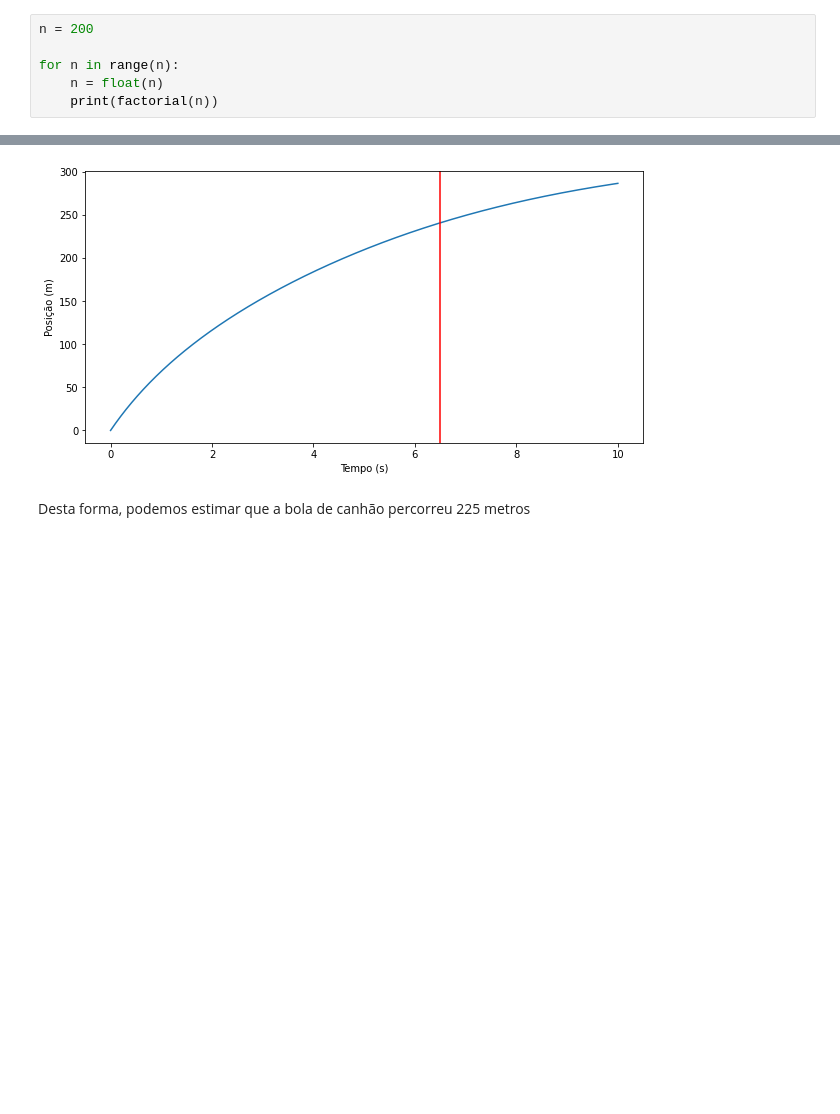
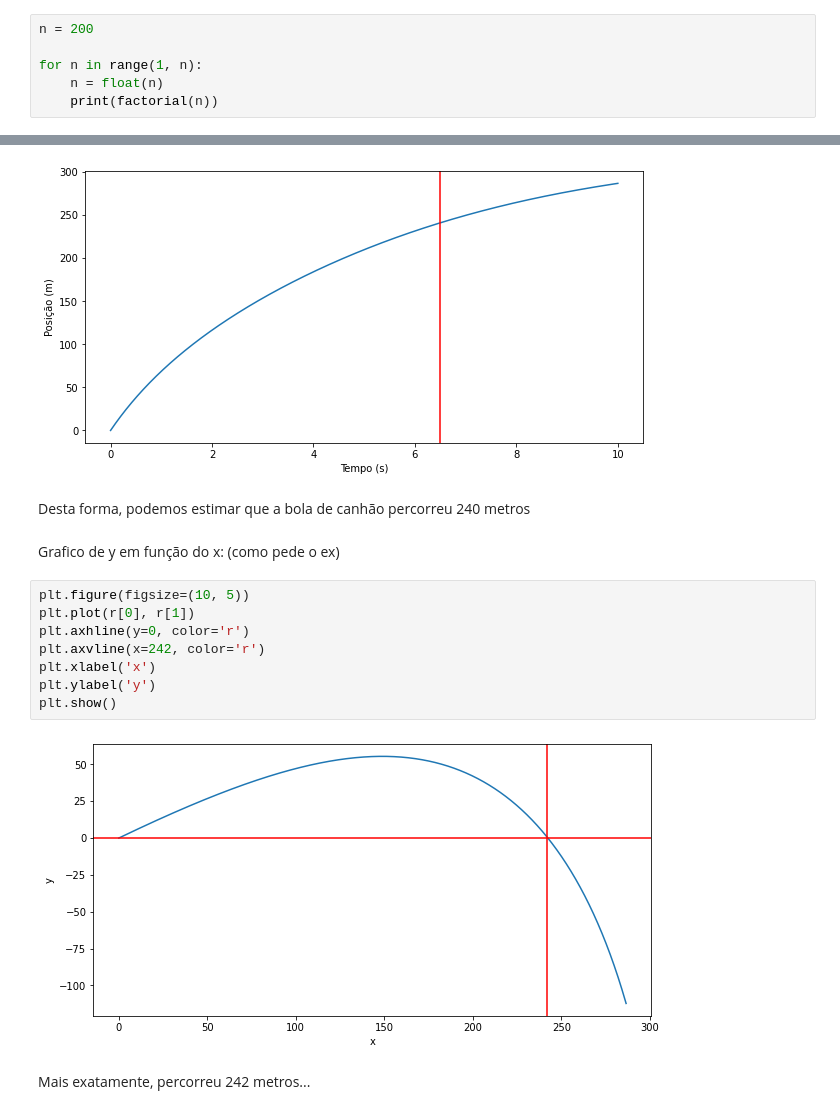
Before and after one commit to mcpeixoto/Computational-Physics-Course, a Jupyter notebook: 92838_Miguel_Caçador_Peixoto.ipynb, the cells around one changed output, grey strips where cells are left out. Saved outputs shown, nothing was run; the diff lists cells and outputs as text; blank space fills up the shorter version.

```diff
--- a/92838_Miguel_Caçador_Peixoto.ipynb
+++ b/92838_Miguel_Caçador_Peixoto.ipynb
@@ -48,7 +40,7 @@ Observa-se que ao usar uma variavel de virgula flutuante, a função definida an
 # %%
 n = 200
 
-for n in range(n):
+for n in range(1, n):
     n = float(n)
     print(factorial(n))
 # %% [output]
@@ -326,4 +317,18 @@ plt.show()
 # %% [output]
 [figure]
 # %% [markdown]
-Desta forma, podemos estimar que a bola de canhão percorreu 225 metros
+Desta forma, podemos estimar que a bola de canhão percorreu 240 metros
+# %% [markdown]
+Grafico de y em função do x: (como pede o ex)
+# %%
+plt.figure(figsize=(10, 5))
+plt.plot(r[0], r[1])
+plt.axhline(y=0, color='r')
+plt.axvline(x=242, color='r')
+plt.xlabel('x')
+plt.ylabel('y')
+plt.show()
+# %% [output]
+[figure, added]
+# %% [markdown]
+Mais exatamente, percorreu 242 metros...
```
Also changed, not shown: parts of 8 cells of this notebook.
